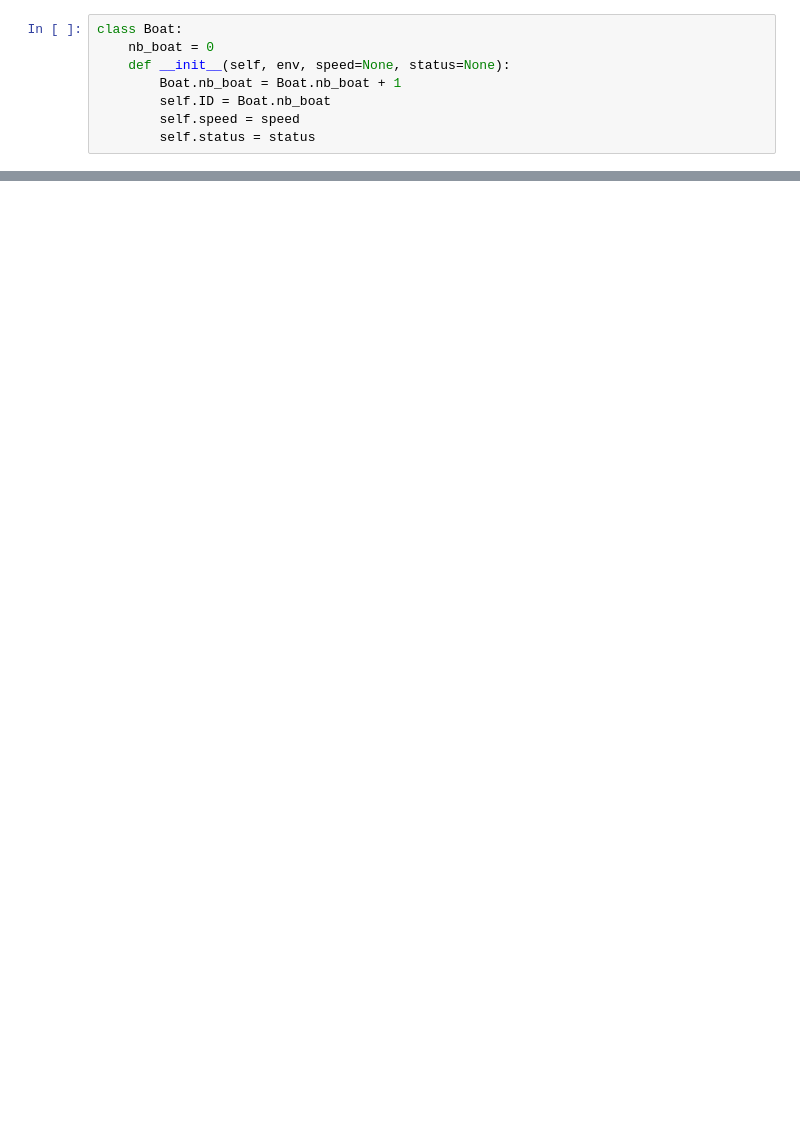
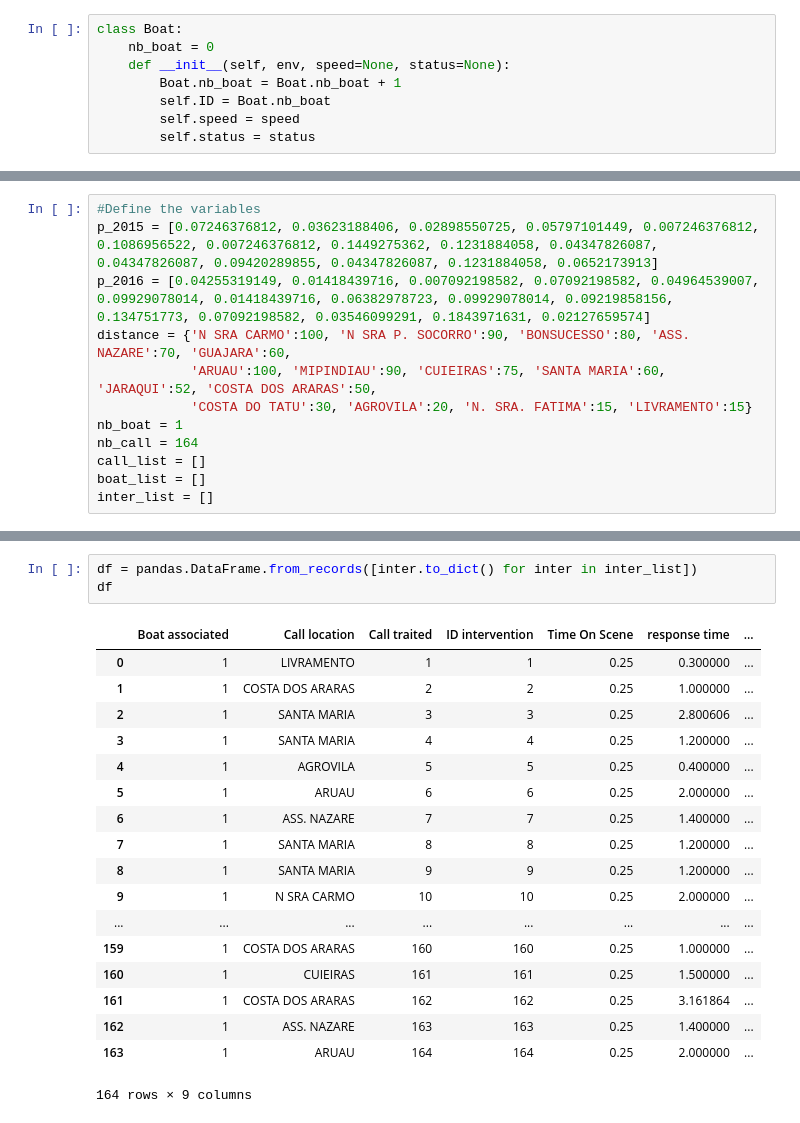
Before and after one commit to jumarechal/Bank-Simulation-, a Jupyter notebook: Boat simulation .ipynb, the cells around one changed output, grey strips where cells are left out. Saved outputs shown, nothing was run; the diff lists cells and outputs as text; blank space fills up the shorter version.

```diff
--- a/Boat simulation .ipynb
+++ b/Boat simulation .ipynb
@@ -105,2 +118,14 @@ boat_list = []
+# %%
+#Define the variables
+p_2015 = [0.07246376812, 0.03623188406, 0.02898550725, 0.05797101449, 0.007246376812, 0.1086956522, 0.007246376812, 0.1449275362, 0.1231884058, 0.04347826087, 0.04347826087, 0.09420289855, 0.04347826087, 0.1231884058, 0.0652173913]
+p_2016 = [0.04255319149, 0.01418439716, 0.007092198582, 0.07092198582, 0.04964539007, 0.09929078014, 0.01418439716, 0.06382978723, 0.09929078014, 0.09219858156, 0.134751773, 0.07092198582, 0.03546099291, 0.1843971631, 0.02127659574]
+distance = {'N SRA CARMO':100, 'N SRA P. SOCORRO':90, 'BONSUCESSO':80, 'ASS. NAZARE':70, 'GUAJARA':60,
+            'ARUAU':100, 'MIPINDIAU':90, 'CUIEIRAS':75, 'SANTA MARIA':60, 'JARAQUI':52, 'COSTA DOS ARARAS':50,
+            'COSTA DO TATU':30, 'AGROVILA':20, 'N. SRA. FATIMA':15, 'LIVRAMENTO':15}
+nb_boat = 1
+nb_call = 164
+call_list = []
+boat_list = []
+inter_list = []
 # %%
 #Setup and lauch of the simulation
@@ -130,0 +164,22 @@ Duration of the intervention 5 : 20.25
+# %%
+df = pandas.DataFrame.from_records([inter.to_dict() for inter in inter_list])
+df
+# %% [output]
+|  | Boat associated | Call location | Call traited | ID intervention | Time On Scene | response time | ... |
+| 0 | 1 | LIVRAMENTO | 1 | 1 | 0.25 | 0.300000 | ... |
+| 1 | 1 | COSTA DOS ARARAS | 2 | 2 | 0.25 | 1.000000 | ... |
+| 2 | 1 | SANTA MARIA | 3 | 3 | 0.25 | 2.800606 | ... |
+| 3 | 1 | SANTA MARIA | 4 | 4 | 0.25 | 1.200000 | ... |
+| 4 | 1 | AGROVILA | 5 | 5 | 0.25 | 0.400000 | ... |
+| 5 | 1 | ARUAU | 6 | 6 | 0.25 | 2.000000 | ... |
+| 6 | 1 | ASS. NAZARE | 7 | 7 | 0.25 | 1.400000 | ... |
+| 7 | 1 | SANTA MARIA | 8 | 8 | 0.25 | 1.200000 | ... |
+| 8 | 1 | SANTA MARIA | 9 | 9 | 0.25 | 1.200000 | ... |
+| 9 | 1 | N SRA CARMO | 10 | 10 | 0.25 | 2.000000 | ... |
+| ... | ... | ... | ... | ... | ... | ... | ... |
+| 159 | 1 | COSTA DOS ARARAS | 160 | 160 | 0.25 | 1.000000 | ... |
+| 160 | 1 | CUIEIRAS | 161 | 161 | 0.25 | 1.500000 | ... |
+| 161 | 1 | COSTA DOS ARARAS | 162 | 162 | 0.25 | 3.161864 | ... |
+| 162 | 1 | ASS. NAZARE | 163 | 163 | 0.25 | 1.400000 | ... |
+| 163 | 1 | ARUAU | 164 | 164 | 0.25 | 2.000000 | ... |
+164 rows × 9 columns
```
Also changed, not shown: parts of 12 cells of this notebook, 8 other files.
